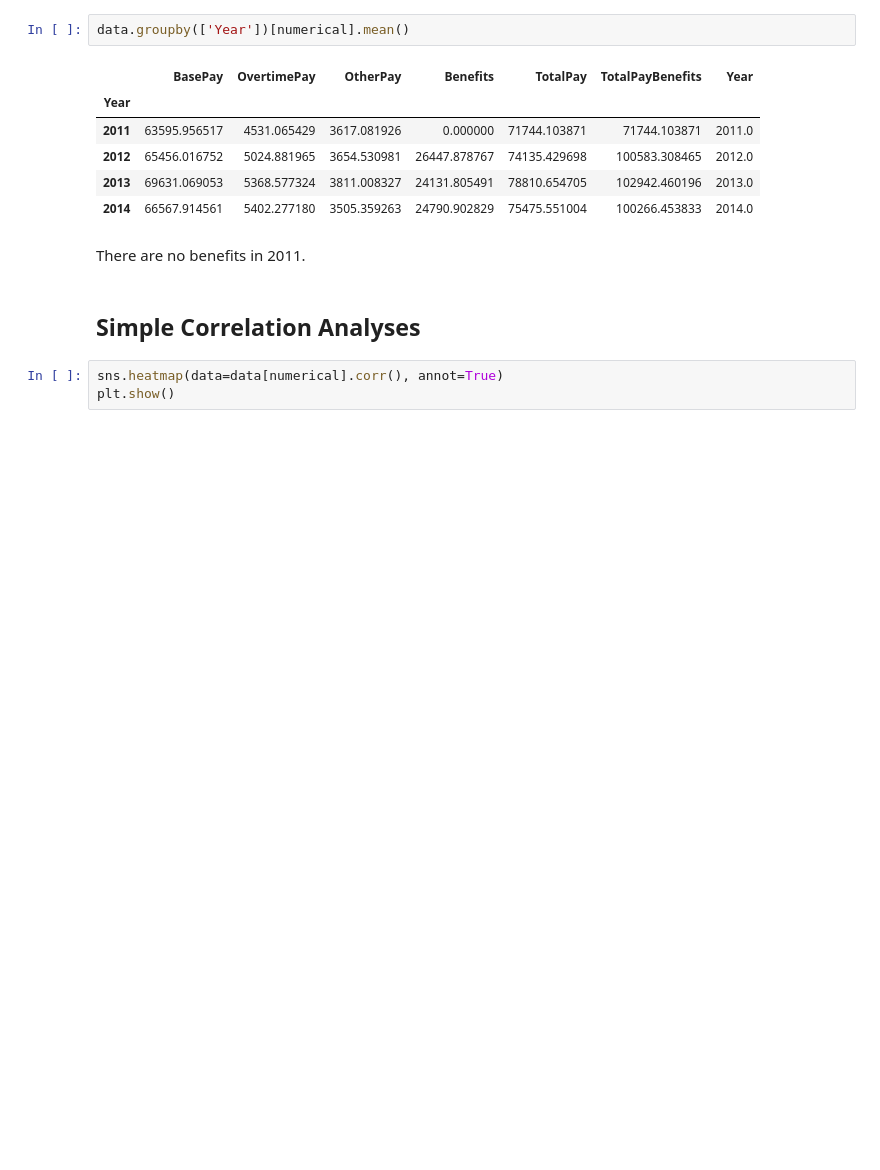
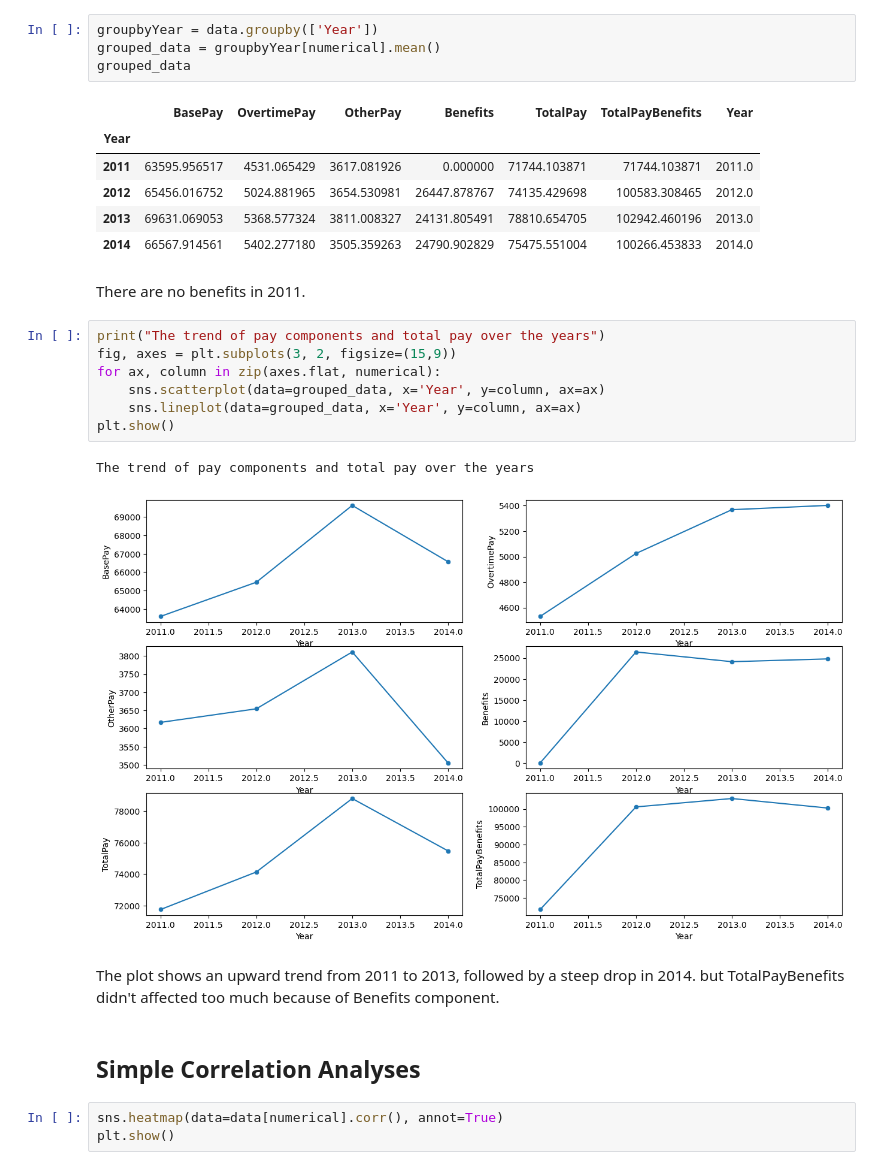
Before and after one commit to Nabil-Ghosn/Data-Science-Portfolio, a Jupyter notebook: ShAI_BootCamp_Salaries_Assignment/ShAI_BootCamp_Assignment.ipynb, the cells around one changed output. Saved outputs shown, nothing was run; the diff lists cells and outputs as text; blank space fills up the shorter version.

```diff
--- a/ShAI_BootCamp_Salaries_Assignment/ShAI_BootCamp_Assignment.ipynb
+++ b/ShAI_BootCamp_Salaries_Assignment/ShAI_BootCamp_Assignment.ipynb
@@ -463,7 +475,9 @@ Histogram of Jobs Total Pay:
 # %% [markdown]
 the standard deviation maybe would indicate that the salaries are spread out over a wide range of values.
 # %%
-data.groupby(['Year'])[numerical].mean()
+groupbyYear = data.groupby(['Year'])
+grouped_data = groupbyYear[numerical].mean()
+grouped_data
 # %% [output]
 |  | BasePay | OvertimePay | OtherPay | Benefits | TotalPay | TotalPayBenefits | Year |
 | Year |  |  |  |  |  |  |  |
@@ -473,6 +487,18 @@ data.groupby(['Year'])[numerical].mean()
 | 2014 | 66567.914561 | 5402.277180 | 3505.359263 | 24790.902829 | 75475.551004 | 100266.453833 | 2014.0 |
 # %% [markdown]
 There are no benefits in 2011.
+# %%
+print("The trend of pay components and total pay over the years")
+fig, axes = plt.subplots(3, 2, figsize=(15,9))
+for ax, column in zip(axes.flat, numerical):
+    sns.scatterplot(data=grouped_data, x='Year', y=column, ax=ax)
+    sns.lineplot(data=grouped_data, x='Year', y=column, ax=ax)
+plt.show()
+# %% [output]
+The trend of pay components and total pay over the years
+[figure, added]
+# %% [markdown]
+The plot shows an upward trend from 2011 to 2013, followed by a steep drop in 2014. but TotalPayBenefits didn't affected too much because of Benefits component.
 # %% [markdown]
 ## Simple Correlation Analyses
 # %%
```
Also changed, not shown: parts of 4 cells of this notebook.
